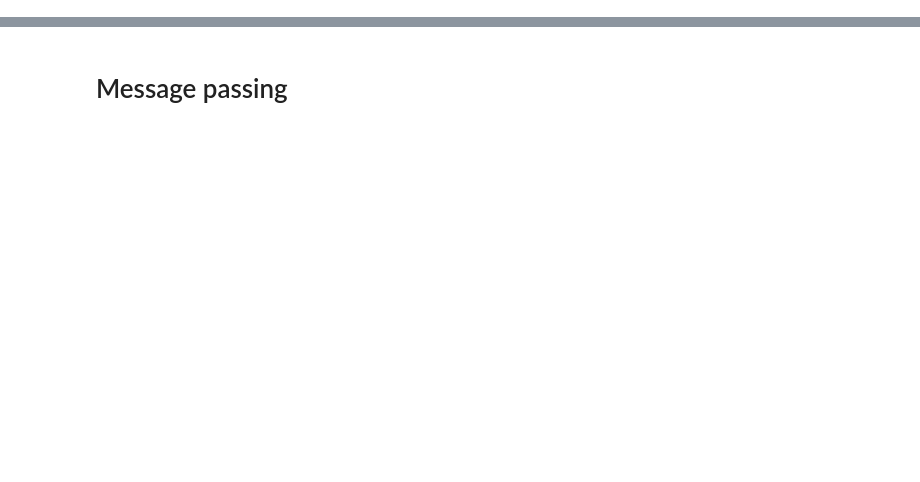
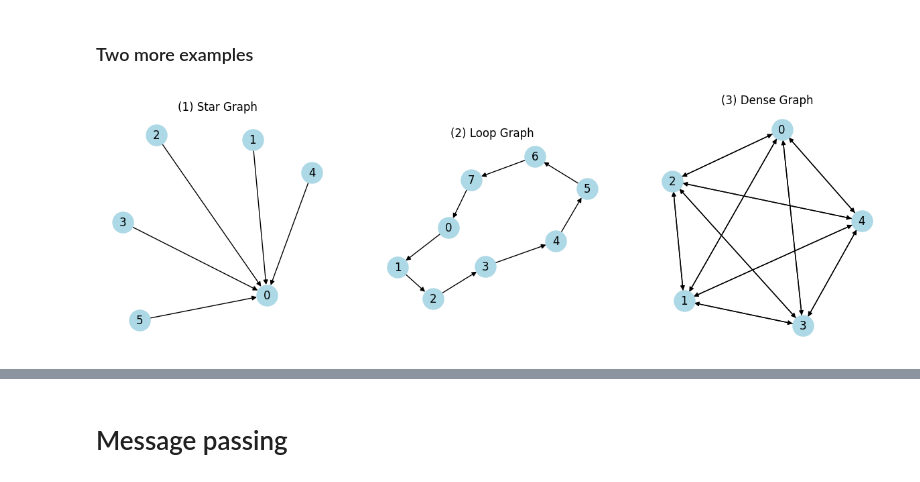
Before and after one commit to WeizmannMLcourse/MLCourse_2026, a Jupyter notebook: Tutorial9_GNN/torch_geometric_intro.ipynb, the cells around one changed output, grey strips where cells are left out. Drawn from its saved outputs; the diff is of its cells as text; code cells hidden in the pictures; blank space fills up the shorter version.

```diff
--- a/Tutorial9_GNN/torch_geometric_intro.ipynb
+++ b/Tutorial9_GNN/torch_geometric_intro.ipynb
@@ -166,0 +22,14 @@ print(degree(g.edge_index[1], num_nodes=g.num_nodes)[0])
+# %%
+def get_star_graph(num_nodes=6):
+
+    ### Star graph with the center node (0) receiving edges from all other nodes
+
+    edge_index = torch.tensor([
+            [1, 2, 3, 4, 5],  # destination node index
+            [0, 0, 0, 0, 0]   # source node index
+        ])
+
+    return Data(edge_index=edge_index, num_nodes=6)
+# %%
+star_graph = get_star_graph()
+print(star_graph)
@@ -166,0 +89,26 @@ print(degree(g.edge_index[1], num_nodes=g.num_nodes)[0])
+# %% [markdown]
+### Two more examples
+# %%
+loop_graph = Data(edge_index=torch.tensor([
+    [0, 1, 2, 3, 4, 5, 6, 7],
+    [1, 2, 3, 4, 5, 6, 7, 0]
+]), num_nodes=8)
+# %%
+### Densely connected mesh graph with 5 nodes
+edges_src = torch.arange(5).repeat_interleave(4)
+edges_dst = torch.cat([torch.cat([torch.arange(i), torch.arange(i+1, 5)]) for i in range(5)])
+dense_graph = Data(edge_index=torch.stack([edges_src, edges_dst]), num_nodes=5)
+# %%
+fig, axes = plt.subplots(1, 3, figsize=(15, 5))
+
+graph_collection = {
+    "Star Graph": star_graph,
+    "Loop Graph": loop_graph,
+    "Dense Graph": dense_graph
+}
+
+for i, (name, g_) in enumerate(graph_collection.items()):
+    axes[i].set_title(f"({i+1}) {name}")
+    plot_graph(g_, axes[i])
+# %% [output]
+[figure, added]
```
Also changed, not shown: parts of 67 cells of this notebook.
